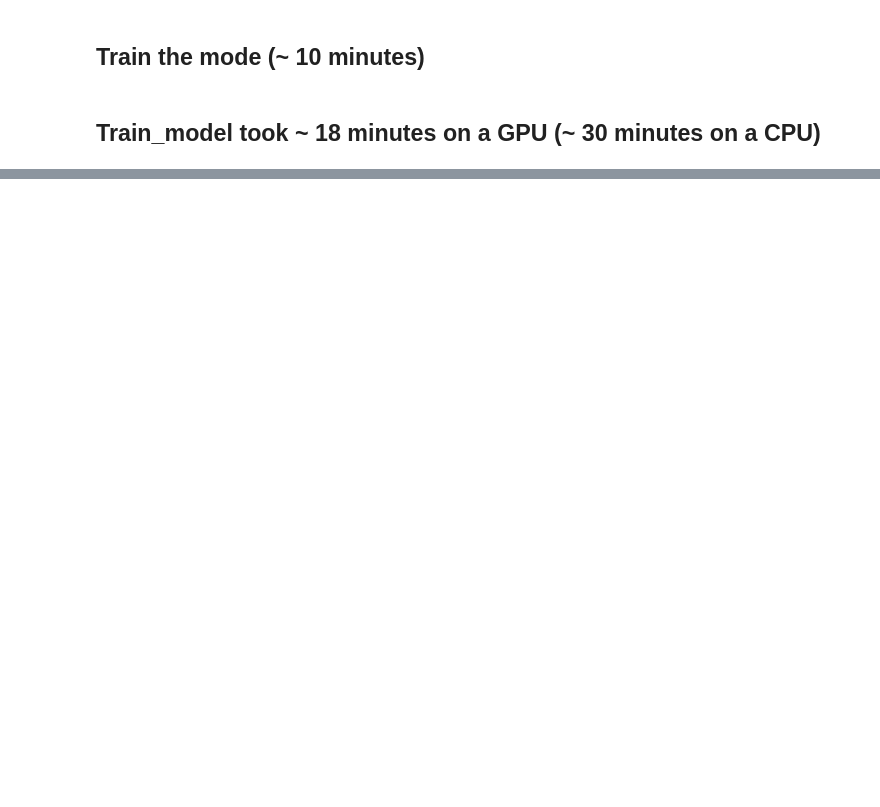
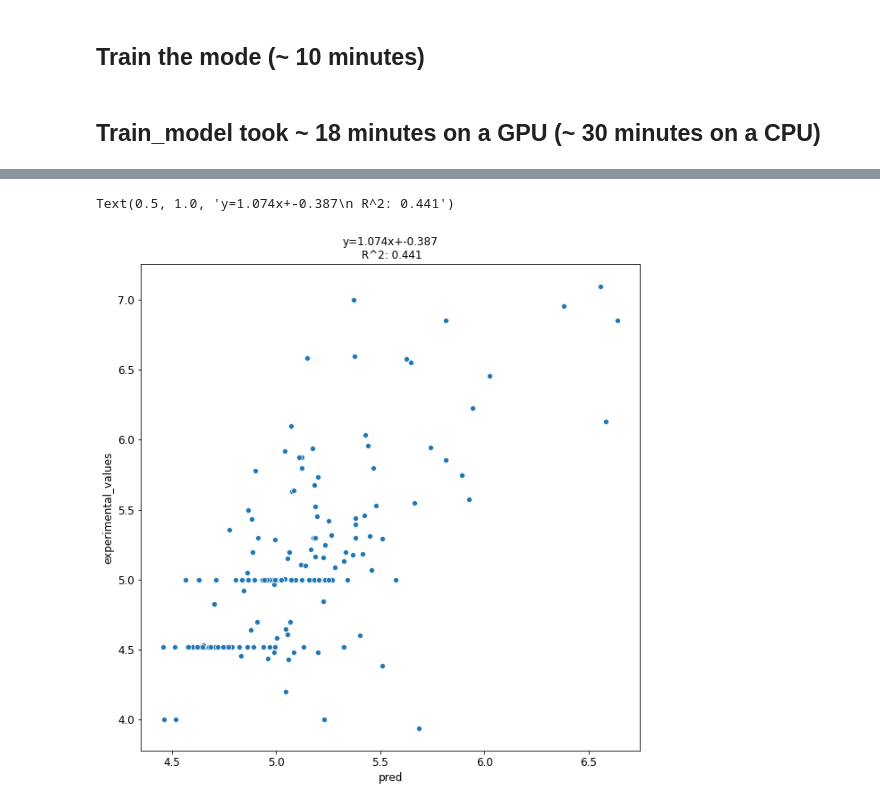
Before and after one commit to ravichas/AMPL-Tutorial, a Jupyter notebook: 03_CHEMBL26_SCN5A_IC50_example.ipynb, the cells around one changed output, grey strips where cells are left out. Saved outputs shown, nothing was run; the diff lists cells and outputs as text; code cells hidden in the pictures; blank space fills up the shorter version.

```diff
--- a/03_CHEMBL26_SCN5A_IC50_example.ipynb
+++ b/03_CHEMBL26_SCN5A_IC50_example.ipynb
@@ -148,3 +150,9 @@ df.to_csv('ChEMBL26_SCN5A_IC50_human_ml_ready.csv', index=False)
+# %%
+size_fit = int(len(df) * 0.9)
+df_fit = df[:size_fit]
+df_pred = df[size_fit:]
+df_fit.to_csv('ChEMBL26_SCN5A_IC50_human_ml_ready.csv', index=False)
+df_pred.to_csv('ChEMBL26_SCN5A_pred.csv', index=False)
 # %%
 split_config = {
 "script_dir": "/content/AMPL/atomsci/ddm",
@@ -275,0 +290,29 @@ Found data for 1 models under /content/chembl_activity_models
+# %%
+#parameters for prediction
+pred_params = {
+    "response_cols" : "pIC50",
+    "id_col": "compound_id",
+    "smiles_col" : "base_rdkit_smiles",
+    "result_dir": "/content/chembl_activity_models",
+    "transformer_key": ""
+}
+# %%
+#predict binding based on pregenerated model
+for euid in os.listdir("/content/chembl_activity_models/ChEMBL26_SCN5A_IC50_human_ml_ready/NN_graphconv_scaffold_regression"):
+  model_dir = "/content/chembl_activity_models/ChEMBL26_SCN5A_IC50_human_ml_ready/NN_graphconv_scaffold_regression/" + euid
+  if "transformers.pkl" in os.listdir(model_dir):
+    break
+
+pred_params["result_dir"] = model_dir
+pred_params["transformer_key"] = os.path.join(model_dir, "transformers.pkl")
+
+assert(os.path.isfile(pred_params["transformer_key"]))
+
+predparam = parse.wrapper(pred_params)
+
+df_pred = df_pred.rename(columns={predparam.response_cols[0]: 'experimental_values'})
+# %%
+ppp = mp.create_prediction_pipeline_from_file(predparam, model_dir)
+predict = ppp.predict_on_dataframe(df_pred)
+mergedf = pd.merge(df_pred, predict, on=pred_params["id_col"])
+mergedf
@@ -275,0 +339,13 @@ Found data for 1 models under /content/chembl_activity_models
+# %%
+import seaborn as sns
+from scipy.stats import linregress
+import matplotlib.pyplot as plt
+
+slope, intercept, r_value, p_value, std_err = linregress(mergedf["pred"], mergedf["experimental_values"])
+
+fig, ax = plt.subplots(1,1,figsize=(10,10))
+sns.scatterplot(data=mergedf, x="pred", y="experimental_values")
+ax.set_title(f"y={slope:.3f}x+{intercept:.3f}\n R^2: {r_value**2:.3f}")
+# %% [output]
+Text(0.5, 1.0, 'y=1.074x+-0.387\n R^2: 0.441')
+[figure, added]
```
Also changed, not shown: parts of 10 cells of this notebook.
